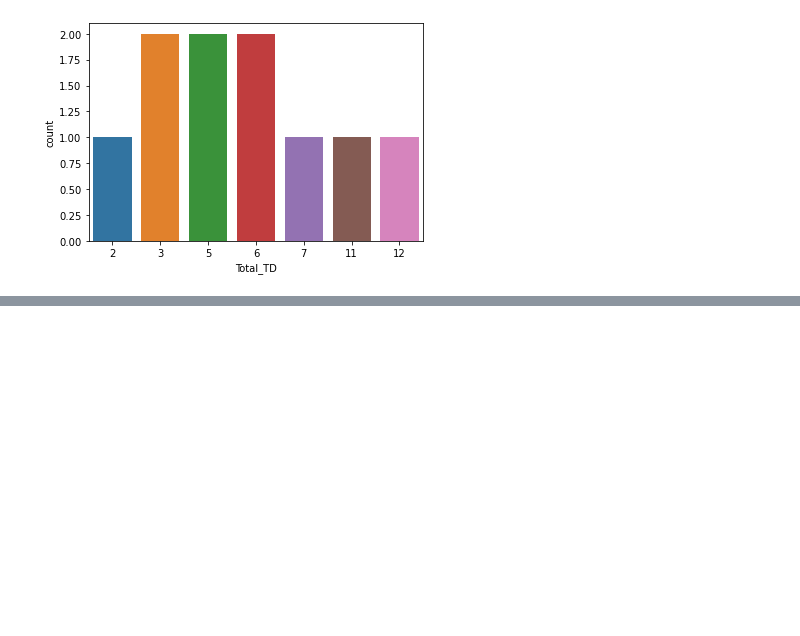
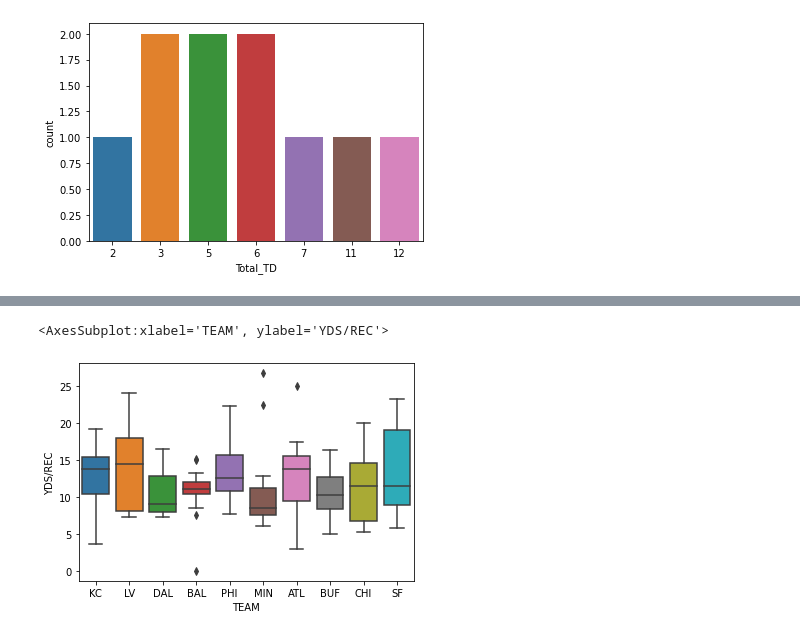
Before and after one commit to jonpb99/Fantasy_Football_Data_Analytics, a Jupyter notebook: 2022_Data/ff_research_te.ipynb, the cells around one changed output, grey strips where cells are left out. Saved outputs shown, nothing was run; the diff lists cells and outputs as text; code cells hidden in the pictures; blank space fills up the shorter version.

```diff
--- a/2022_Data/ff_research_te.ipynb
+++ b/2022_Data/ff_research_te.ipynb
@@ -45,0 +92,5 @@ sns.countplot(x='Total_TD',data=df)
+# %%
+sns.boxplot(x='TEAM',y='YDS/REC', data=df2)
+# %% [output]
+<AxesSubplot:xlabel='TEAM', ylabel='YDS/REC'>
+[figure, added]
```
Also changed, not shown: parts of 15 cells of this notebook, 1 other file.
